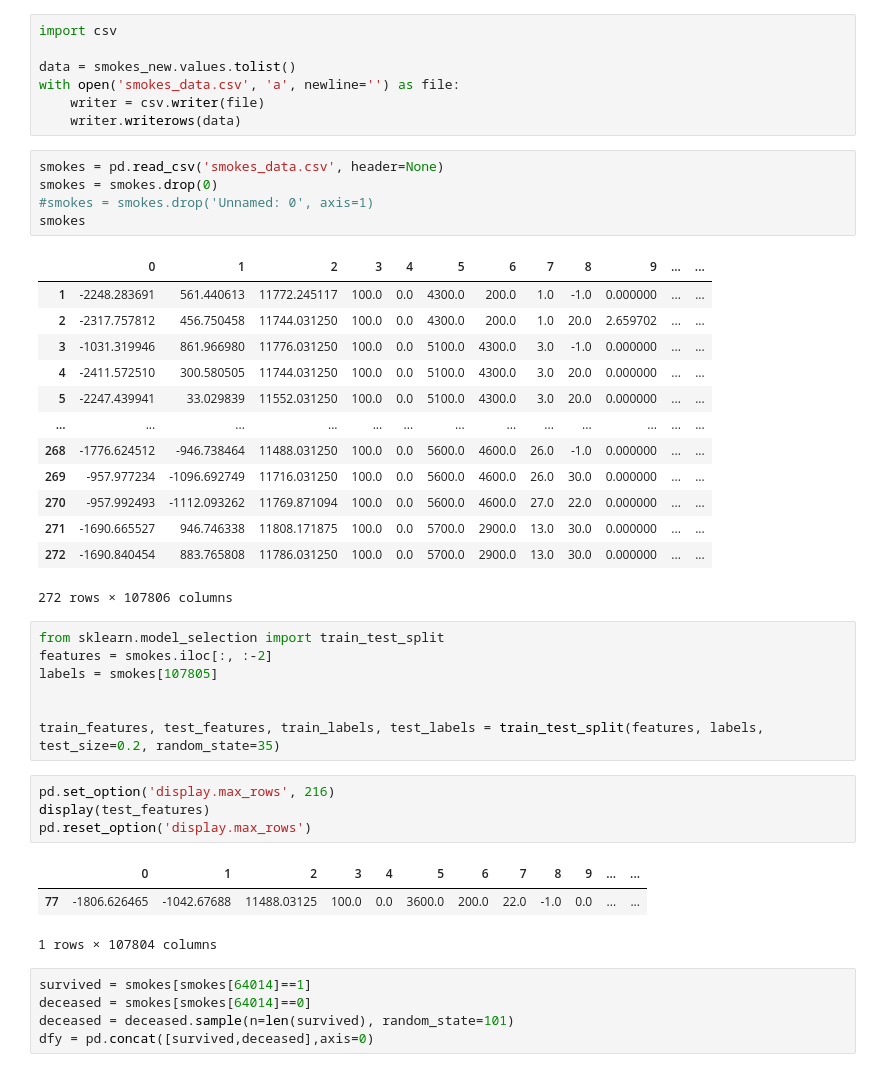
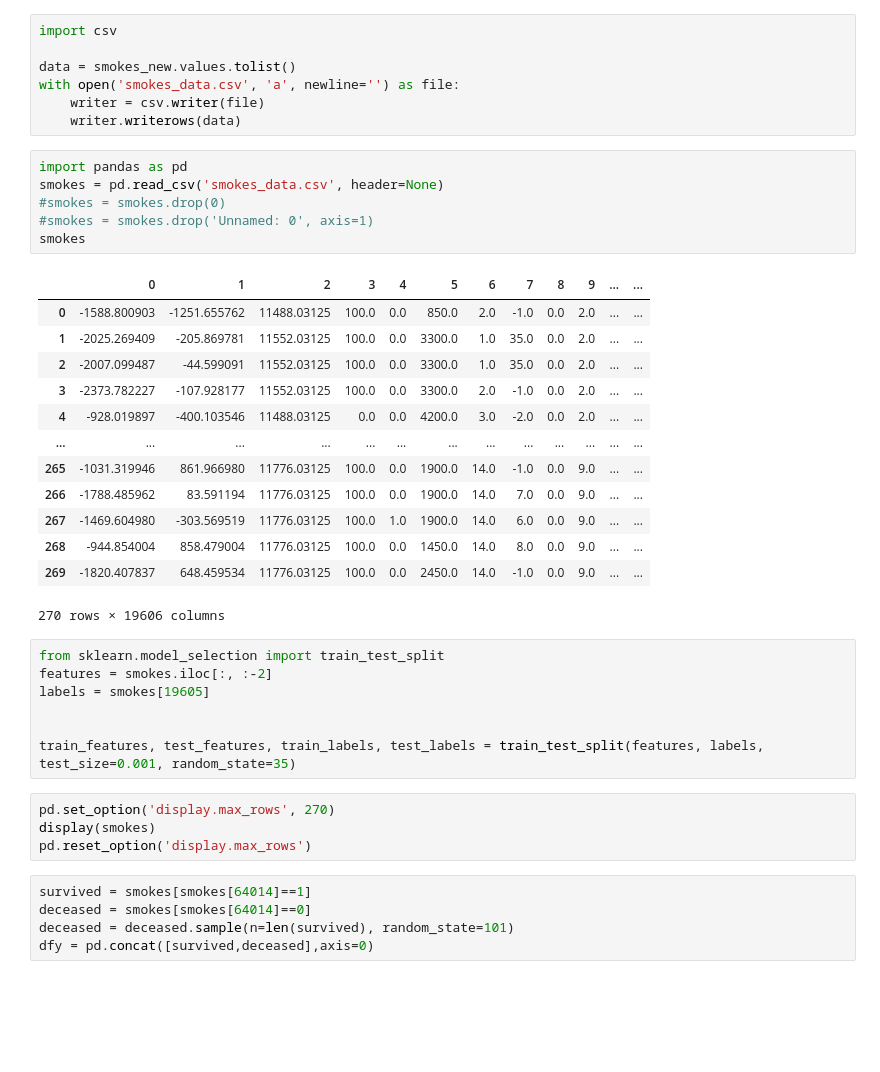
Before and after one commit to jadasek/Smokes_labeling, a Jupyter notebook: main.ipynb, the cells around one changed output. Drawn from its saved outputs; the diff is of its cells as text; blank space fills up the shorter version.

```diff
--- a/main.ipynb
+++ b/main.ipynb
@@ -168,39 +294,36 @@ with open('smokes_data.csv', 'a', newline='') as file:
     writer = csv.writer(file)
     writer.writerows(data)
 # %%
+import pandas as pd
 smokes = pd.read_csv('smokes_data.csv', header=None)
-smokes = smokes.drop(0)
+#smokes = smokes.drop(0)
 #smokes = smokes.drop('Unnamed: 0', axis=1)
 smokes
 # %% [output]
 |  | 0 | 1 | 2 | 3 | 4 | 5 | 6 | 7 | 8 | 9 | ... | ... |
-| 1 | -2248.283691 | 561.440613 | 11772.245117 | 100.0 | 0.0 | 4300.0 | 200.0 | 1.0 | -1.0 | 0.000000 | ... | ... |
-| 2 | -2317.757812 | 456.750458 | 11744.031250 | 100.0 | 0.0 | 4300.0 | 200.0 | 1.0 | 20.0 | 2.659702 | ... | ... |
-| 3 | -1031.319946 | 861.966980 | 11776.031250 | 100.0 | 0.0 | 5100.0 | 4300.0 | 3.0 | -1.0 | 0.000000 | ... | ... |
-| 4 | -2411.572510 | 300.580505 | 11744.031250 | 100.0 | 0.0 | 5100.0 | 4300.0 | 3.0 | 20.0 | 0.000000 | ... | ... |
-| 5 | -2247.439941 | 33.029839 | 11552.031250 | 100.0 | 0.0 | 5100.0 | 4300.0 | 3.0 | 20.0 | 0.000000 | ... | ... |
+| 0 | -1588.800903 | -1251.655762 | 11488.03125 | 100.0 | 0.0 | 850.0 | 2.0 | -1.0 | 0.0 | 2.0 | ... | ... |
+| 1 | -2025.269409 | -205.869781 | 11552.03125 | 100.0 | 0.0 | 3300.0 | 1.0 | 35.0 | 0.0 | 2.0 | ... | ... |
+| 2 | -2007.099487 | -44.599091 | 11552.03125 | 100.0 | 0.0 | 3300.0 | 1.0 | 35.0 | 0.0 | 2.0 | ... | ... |
+| 3 | -2373.782227 | -107.928177 | 11552.03125 | 100.0 | 0.0 | 3300.0 | 2.0 | -1.0 | 0.0 | 2.0 | ... | ... |
+| 4 | -928.019897 | -400.103546 | 11488.03125 | 0.0 | 0.0 | 4200.0 | 3.0 | -2.0 | 0.0 | 2.0 | ... | ... |
 | ... | ... | ... | ... | ... | ... | ... | ... | ... | ... | ... | ... | ... |
-| 268 | -1776.624512 | -946.738464 | 11488.031250 | 100.0 | 0.0 | 5600.0 | 4600.0 | 26.0 | -1.0 | 0.000000 | ... | ... |
-| 269 | -957.977234 | -1096.692749 | 11716.031250 | 100.0 | 0.0 | 5600.0 | 4600.0 | 26.0 | 30.0 | 0.000000 | ... | ... |
-| 270 | -957.992493 | -1112.093262 | 11769.871094 | 100.0 | 0.0 | 5600.0 | 4600.0 | 27.0 | 22.0 | 0.000000 | ... | ... |
-| 271 | -1690.665527 | 946.746338 | 11808.171875 | 100.0 | 0.0 | 5700.0 | 2900.0 | 13.0 | 30.0 | 0.000000 | ... | ... |
-| 272 | -1690.840454 | 883.765808 | 11786.031250 | 100.0 | 0.0 | 5700.0 | 2900.0 | 13.0 | 30.0 | 0.000000 | ... | ... |
+| 265 | -1031.319946 | 861.966980 | 11776.03125 | 100.0 | 0.0 | 1900.0 | 14.0 | -1.0 | 0.0 | 9.0 | ... | ... |
+| 266 | -1788.485962 | 83.591194 | 11776.03125 | 100.0 | 0.0 | 1900.0 | 14.0 | 7.0 | 0.0 | 9.0 | ... | ... |
+| 267 | -1469.604980 | -303.569519 | 11776.03125 | 100.0 | 1.0 | 1900.0 | 14.0 | 6.0 | 0.0 | 9.0 | ... | ... |
+| 268 | -944.854004 | 858.479004 | 11776.03125 | 100.0 | 0.0 | 1450.0 | 14.0 | 8.0 | 0.0 | 9.0 | ... | ... |
+| 269 | -1820.407837 | 648.459534 | 11776.03125 | 100.0 | 0.0 | 2450.0 | 14.0 | -1.0 | 0.0 | 9.0 | ... | ... |
-272 rows × 107806 columns
+270 rows × 19606 columns
 # %%
 from sklearn.model_selection import train_test_split
 features = smokes.iloc[:, :-2]
-labels = smokes[107805]
+labels = smokes[19605]
 
 
-train_features, test_features, train_labels, test_labels = train_test_split(features, labels, test_size=0.2, random_state=35)
+train_features, test_features, train_labels, test_labels = train_test_split(features, labels, test_size=0.001, random_state=35)
 # %%
-pd.set_option('display.max_rows', 216)
-display(test_features)
+pd.set_option('display.max_rows', 270)
+display(smokes)
 pd.reset_option('display.max_rows')
-# %% [output]
-|  | 0 | 1 | 2 | 3 | 4 | 5 | 6 | 7 | 8 | 9 | ... | ... |
-| 77 | -1806.626465 | -1042.67688 | 11488.03125 | 100.0 | 0.0 | 3600.0 | 200.0 | 22.0 | -1.0 | 0.0 | ... | ... |
-1 rows × 107804 columns
 # %%
 survived = smokes[smokes[64014]==1]
 deceased = smokes[smokes[64014]==0]
```
Also changed, not shown: parts of 32 cells of this notebook, 1 other file.
